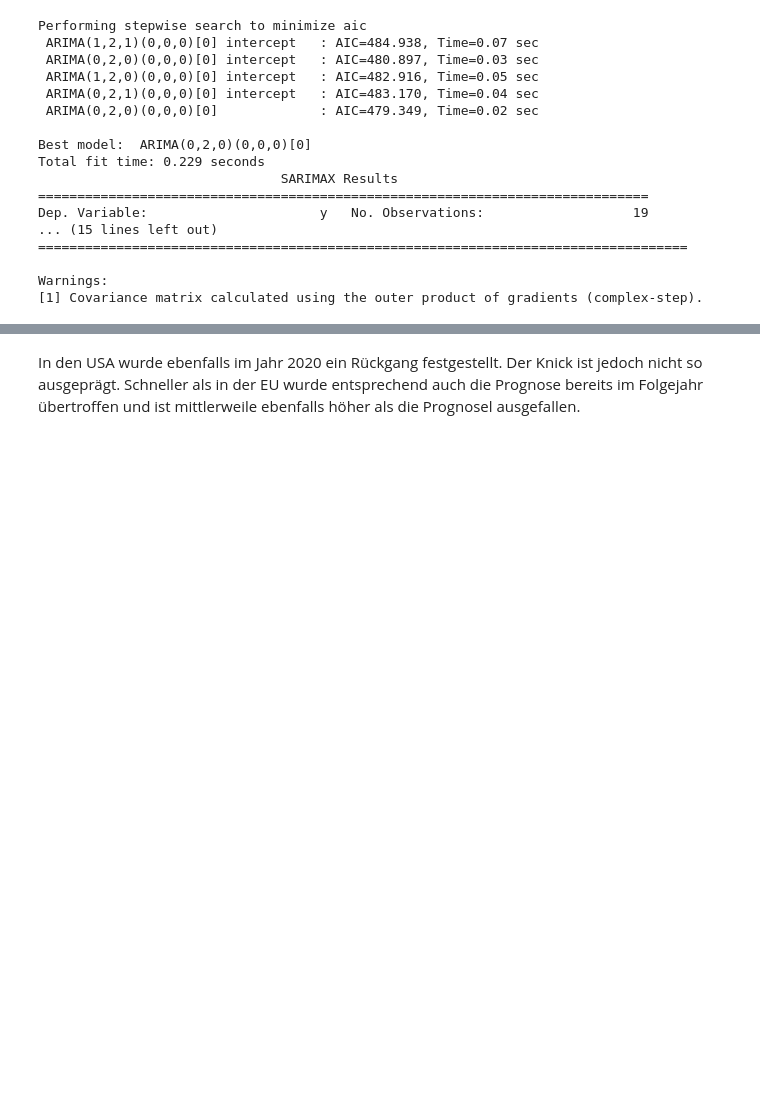
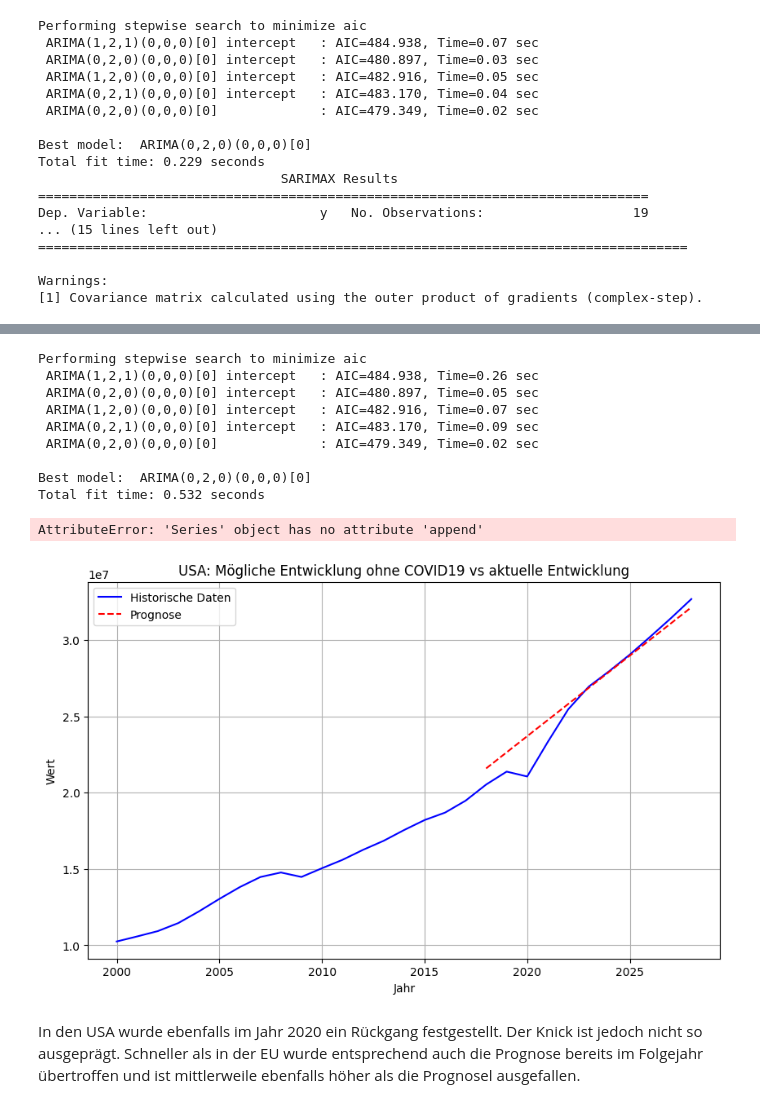
Before and after one commit to fischer-lukas/bina24_cifci_fischer, a Jupyter notebook: BINA_FS24_Volkswirtschaft.ipynb, the cells around one changed output, grey strips where cells are left out. Saved outputs shown, nothing was run; the diff lists cells and outputs as text; code cells hidden in the pictures; blank space fills up the shorter version.

```diff
--- a/BINA_FS24_Volkswirtschaft.ipynb
+++ b/BINA_FS24_Volkswirtschaft.ipynb
@@ -1211,3 +1207,65 @@ plt.show()
+# %%
+import pandas as pd
+import matplotlib.pyplot as plt
+from pmdarima import auto_arima
+
+# Daten laden
+df = pd.read_csv(BIP_US, delimiter=';')  # Stellen Sie sicher, dass der Pfad korrekt ist
+df['year'] = df['year'].astype(int)
+
+# Trainingsdaten vorbereiten
+train_data = df[df['year'] <= 2018]
+
+# Bestes ARIMA-Modell automatisch finden und anpassen
+model = auto_arima(train_data['value'], start_p=1, start_q=1,
+                   test='adf',       # Verwenden des ADF-Tests zur Bestimmung der Ordnung der Differenzierung
+                   max_p=3, max_q=3, # Maximale Anzahl der AR bzw. MA Terme
+                   m=1,              # Frequenz der Serie
+                   d=None,           # Anzahl der Differenzen, automatisch bestimmt
+                   seasonal=False,   # Keine Saisonalität
+                   start_P=0,
+                   D=0,
+                   trace=True,
+                   error_action='ignore',
+                   suppress_warnings=True,
+                   stepwise=True)
+
+# Modell an historischen Daten anpassen
+model_fit = model.fit(train_data['value'])
+
+# Vorhersage für die Jahre 2018 bis 2028
+forecast_years = range(2018, 2029)
+forecast = model_fit.predict(n_periods=len(forecast_years))
+
+# Plot der historischen Daten bis 2017
+plt.figure(figsize=(10, 6))
+plt.plot(df['year'], df['value'], label='Historische Daten', color='blue')
+
+# Plot der Vorhersage als gestrichelte Linie ab 2018
+plt.plot(forecast_years, forecast, linestyle='--', color='red', label='Prognose')
+
+# Diagramm beschriften
+plt.title('USA: Mögliche Entwicklung ohne COVID19 vs aktuelle Entwicklung')
+plt.xlabel('Jahr')
+plt.ylabel('Wert')
+plt.legend()
+plt.grid(True)
+plt.xticks(df['year'].append(pd.Index(forecast_years)), rotation=45)  # Jahre auf der X-Achse drehen für bessere Lesbarkeit
+
+# Diagramm anzeigen
+plt.show()
+# %% [output]
+Performing stepwise search to minimize aic
+ ARIMA(1,2,1)(0,0,0)[0] intercept   : AIC=484.938, Time=0.26 sec
+ ARIMA(0,2,0)(0,0,0)[0] intercept   : AIC=480.897, Time=0.05 sec
+ ARIMA(1,2,0)(0,0,0)[0] intercept   : AIC=482.916, Time=0.07 sec
+ ARIMA(0,2,1)(0,0,0)[0] intercept   : AIC=483.170, Time=0.09 sec
+ ARIMA(0,2,0)(0,0,0)[0]             : AIC=479.349, Time=0.02 sec
+
+Best model:  ARIMA(0,2,0)(0,0,0)[0]
+Total fit time: 0.532 seconds
+AttributeError: 'Series' object has no attribute 'append'
+[figure, added]
 # %% [markdown]
 In den USA wurde ebenfalls im Jahr 2020 ein Rückgang festgestellt. Der Knick ist jedoch nicht so ausgeprägt. Schneller als in der EU wurde entsprechend auch die Prognose bereits im Folgejahr übertroffen und ist mittlerweile ebenfalls höher als die Prognosel ausgefallen.
 # %% [markdown]
```
Also changed, not shown: parts of 2 cells of this notebook.
